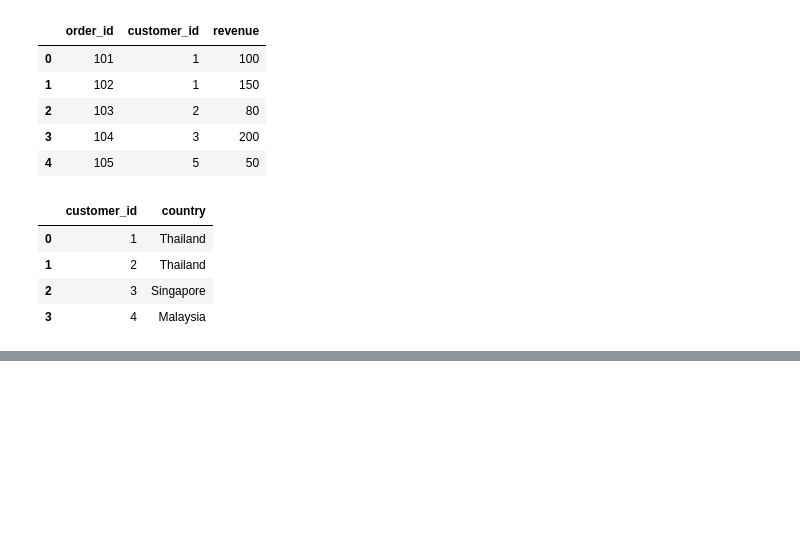
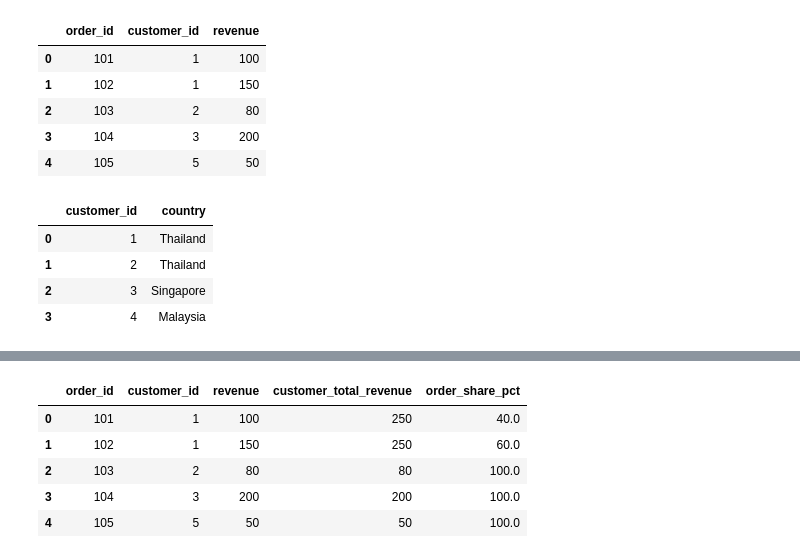
Before and after one commit to phawatboom/datascience_practice, a Jupyter notebook: 06_joins_and_sql.ipynb, the cells around one changed output, grey strips where cells are left out. Cells and saved outputs as stored; diff of their text form; code cells hidden in the pictures; blank space fills up the shorter version.

```diff
--- a/06_joins_and_sql.ipynb
+++ b/06_joins_and_sql.ipynb
@@ -144,0 +328,8 @@ customers
+# %%
+orders_with_totals = orders.copy()
+
+orders_with_totals["customer_total_revenue"] = (
+    orders_with_totals.groupby("customer_id")["revenue"].transform("sum")
+)
+
+orders_with_totals
@@ -144,0 +343,11 @@ customers
+# %%
+orders_with_totals["order_share_pct"] = orders_with_totals["revenue"] / orders_with_totals["customer_total_revenue"] * 100
+
+orders_with_totals
+# %% [output]
+|  | order_id | customer_id | revenue | customer_total_revenue | order_share_pct |
+| 0 | 101 | 1 | 100 | 250 | 40.0 |
+| 1 | 102 | 1 | 150 | 250 | 60.0 |
+| 2 | 103 | 2 | 80 | 80 | 100.0 |
+| 3 | 104 | 3 | 200 | 200 | 100.0 |
+| 4 | 105 | 5 | 50 | 50 | 100.0 |
```
Also changed, not shown: parts of 29 cells of this notebook.
